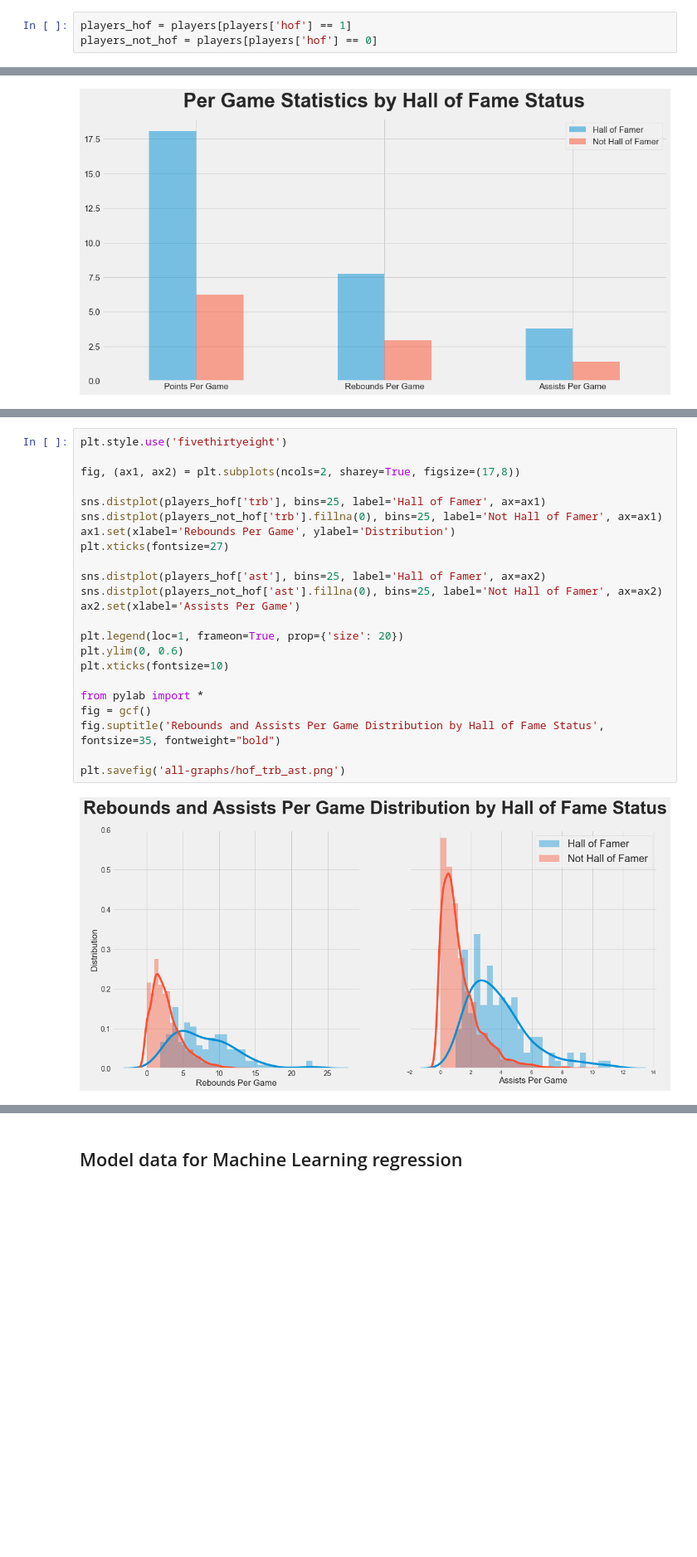
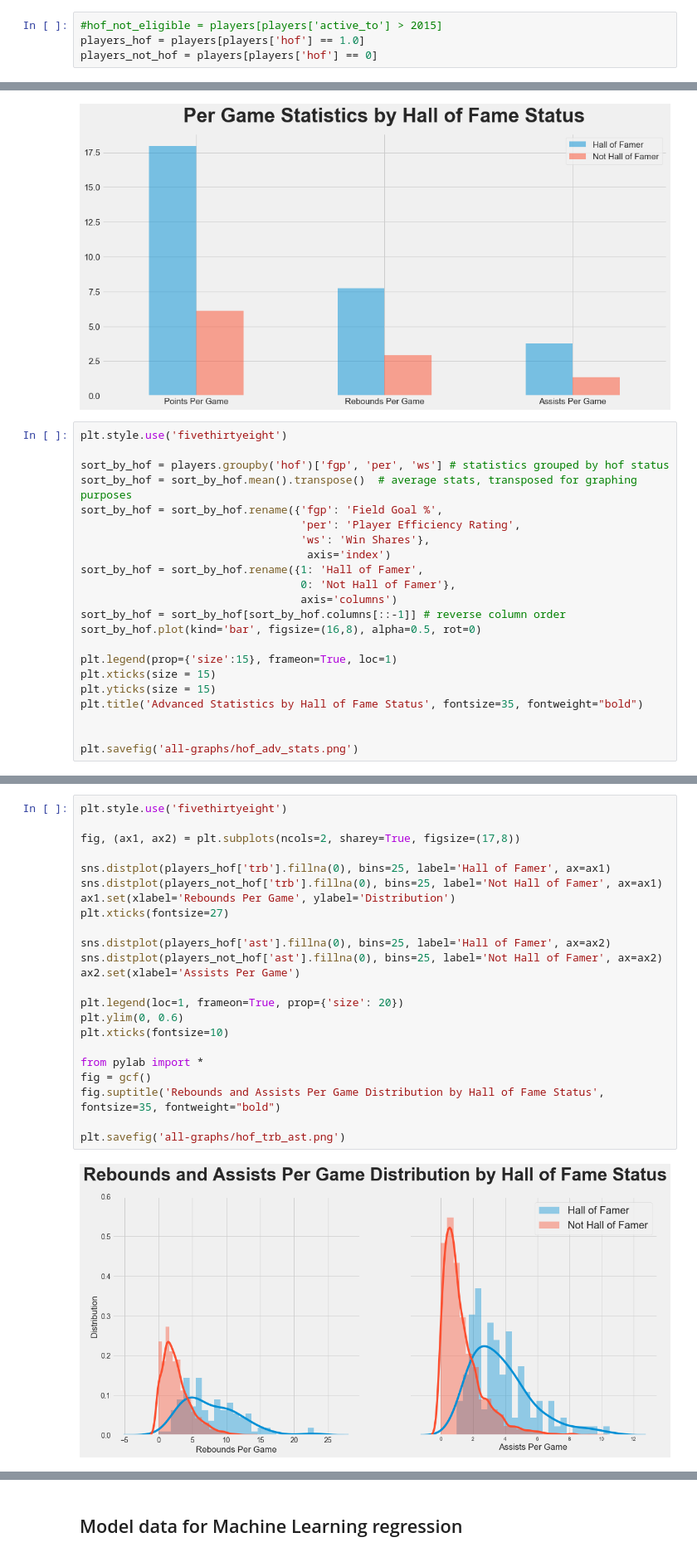
Before and after one commit to ymericson/NBA-player-info, a Jupyter notebook: NBA players stats.ipynb, the cells around one changed output, grey strips where cells are left out. Shown at 83% size. Saved outputs shown, nothing was run; the diff lists cells and outputs as text; blank space fills up the shorter version.

```diff
--- a/NBA players stats.ipynb
+++ b/NBA players stats.ipynb
@@ -21,5 +22,6 @@ players.head()
 # %%
-players_hof = players[players['hof'] == 1]
+#hof_not_eligible = players[players['active_to'] > 2015]
+players_hof = players[players['hof'] == 1.0]
 players_not_hof = players[players['hof'] == 0]
 # %% [markdown]
 Here are the features from the dataframe:
@@ -161,3 +163,25 @@ plt.title('Per Game Statistics by Hall of Fame Status', fontsize=35, fontweight=
 plt.savefig('all-graphs/hof_stats.png')
 # %% [output]
 [figure]
+# %%
+plt.style.use('fivethirtyeight')
+
+sort_by_hof = players.groupby('hof')['fgp', 'per', 'ws'] # statistics grouped by hof status
+sort_by_hof = sort_by_hof.mean().transpose()  # average stats, transposed for graphing purposes
+sort_by_hof = sort_by_hof.rename({'fgp': 'Field Goal %',
+                                  'per': 'Player Efficiency Rating',
+                                  'ws': 'Win Shares'},
+                                   axis='index')
+sort_by_hof = sort_by_hof.rename({1: 'Hall of Famer',
+                                  0: 'Not Hall of Famer'},
+                                  axis='columns')
+sort_by_hof = sort_by_hof[sort_by_hof.columns[::-1]] # reverse column order
+sort_by_hof.plot(kind='bar', figsize=(16,8), alpha=0.5, rot=0)
+
+plt.legend(prop={'size':15}, frameon=True, loc=1)
+plt.xticks(size = 15)
+plt.yticks(size = 15)
+plt.title('Advanced Statistics by Hall of Fame Status', fontsize=35, fontweight="bold")
+
+
+plt.savefig('all-graphs/hof_adv_stats.png')
@@ -181,25 +207,25 @@ plt.savefig('all-graphs/hof_ppg.png')
 # %%
 plt.style.use('fivethirtyeight')
 
 fig, (ax1, ax2) = plt.subplots(ncols=2, sharey=True, figsize=(17,8))
 
-sns.distplot(players_hof['trb'], bins=25, label='Hall of Famer', ax=ax1)
+sns.distplot(players_hof['trb'].fillna(0), bins=25, label='Hall of Famer', ax=ax1)
 sns.distplot(players_not_hof['trb'].fillna(0), bins=25, label='Not Hall of Famer', ax=ax1)
 ax1.set(xlabel='Rebounds Per Game', ylabel='Distribution')
 plt.xticks(fontsize=27)
 
-sns.distplot(players_hof['ast'], bins=25, label='Hall of Famer', ax=ax2)
+sns.distplot(players_hof['ast'].fillna(0), bins=25, label='Hall of Famer', ax=ax2)
 sns.distplot(players_not_hof['ast'].fillna(0), bins=25, label='Not Hall of Famer', ax=ax2)
 ax2.set(xlabel='Assists Per Game')
 
 plt.legend(loc=1, frameon=True, prop={'size': 20})
 plt.ylim(0, 0.6)
 plt.xticks(fontsize=10)
 
 from pylab import *
 fig = gcf()
 fig.suptitle('Rebounds and Assists Per Game Distribution by Hall of Fame Status', fontsize=35, fontweight="bold")
 
 plt.savefig('all-graphs/hof_trb_ast.png')
 # %% [output]
-[figure, old version]
+[figure, new version]
```
Also changed, not shown: parts of 40 cells of this notebook, 17 other files.
